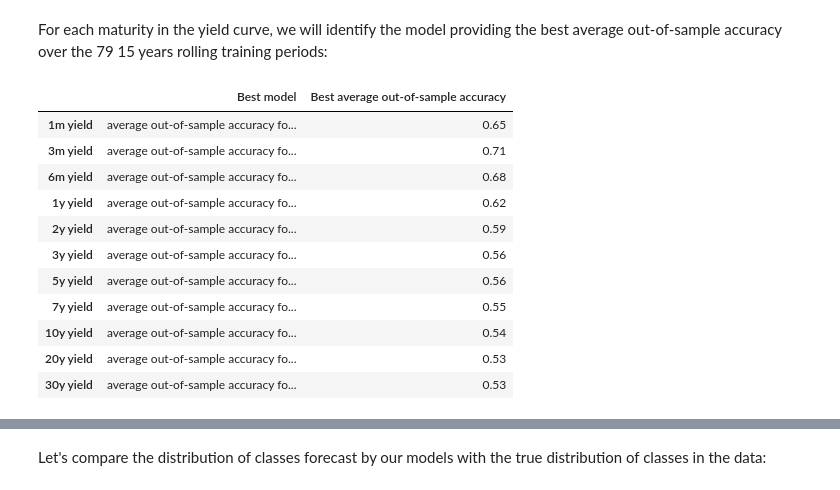
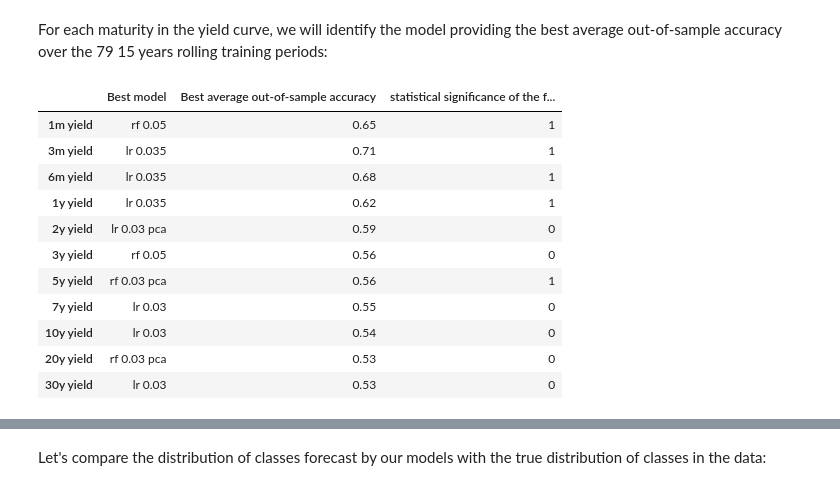
Before and after one commit to jeanlouvaleau/ML-for-trading-project, a Jupyter notebook: data_exploration JL_new.ipynb, the cells around one changed output, grey strips where cells are left out. Cells and saved outputs as stored; diff of their text form; code cells hidden in the pictures.

Commit message:
TESTS

```diff
--- a/data_exploration JL_new.ipynb
+++ b/data_exploration JL_new.ipynb
@@ -2035,0 +2127,5 @@ for threshold in threshold_list:
+# %%
+pvalues = pvalues.T
+pvalues = pvalues.add_prefix("p-value of McNemar test for ")
+pvalues.index = ["1m yield","3m yield","6m yield","1y yield","2y yield","3y yield","5y yield","7y yield","10y yield","20y yield","30y yield"]
+pvalues
@@ -2035,0 +2149,6 @@ for threshold in threshold_list:
+# %%
+pval = (pvalues < 0.1).astype(int)
+pval.loc['Number of significative models'] = pval.sum(axis = 0)
+pval.columns = forecast.keys()
+pval.add_prefix('Statistical significance of performance of ')
+pval
@@ -2038,34 +2177,27 @@ for threshold in threshold_list:
 # %% [markdown]
 Now, we can observe and analyze the average out-of-sample accuracy of all the models that were trained over the 79 fifteen years rolling windows:
 # %%
-accuracies_lr = {
+accuracies = {
             "lr 0.03":pd.read_csv("results of models/accuracies logistic regression, 15y train test.csv",index_col=0).mean(),
              "lr 0.03 pca":pd.read_csv("results of models/accuracies logistic regression pca, 15y train test.csv", index_col=0).mean(),
              "lr 0.035":pd.read_csv("results of models/accuracies logistic regression, MI 0.035, 15y train test.csv", index_col=0).mean(),
              "lr 0.04":pd.read_csv("results of models/accuracies logistic regression, MI 0.04, 15y train test.csv", index_col=0).mean(),
-             "lr 0.05":pd.read_csv("results of models/accuracies logistic regression, MI 0.05, 15y train test.csv", index_col=0).mean()
-             }
-accuracies_lr = pd.DataFrame(accuracies_lr)
-
-accuracies_rf = {
+             "lr 0.05":pd.read_csv("results of models/accuracies logistic regression, MI 0.05, 15y train test.csv", index_col=0).mean(),
             "rf 0.03":pd.read_csv("results of models/accuracies random forest, no pca, 15y train test.csv", index_col=0).mean(),
              "rf 0.03 pca":pd.read_csv("results of models/accuracies random forest pca, 15y train test.csv", index_col=0).mean(),
              "rf 0.035":pd.read_csv("results of models/accuracies random forest, MI 0.035, 15y train test.csv", index_col=0).mean(),
              "rf 0.04":pd.read_csv("results of models/accuracies random forest, MI 0.04, 15y train test.csv", index_col=0).mean(),
-             "rf 0.05":pd.read_csv("results of models/accuracies random forest, MI 0.05, 15y train test.csv", index_col=0).mean()
-             }
-accuracies_rf = pd.DataFrame(accuracies_rf)
-
-accuracies_xg = {
-
+             "rf 0.05":pd.read_csv("results of models/accuracies random forest, MI 0.05, 15y train test.csv", index_col=0).mean(),
              "xg 0.03":pd.read_csv("results of models/accuracies xgboost, 15y train test.csv", index_col=0).mean(),
              "xg 0.03 pca":pd.read_csv("results of models/accuracies xgboost, pca, 15y train test.csv", index_col=0).mean(),
              "xg 0.035":pd.read_csv("results of models/accuracies xgboost, MI 0.035, 15y train test.csv", index_col=0).mean(),
              "xg 0.04":pd.read_csv("results of models/accuracies xgboost, MI 0.04, 15y train test.csv", index_col=0).mean(),
              "xg 0.05":pd.read_csv("results of models/accuracies xgboost, MI 0.05, 15y train test.csv", index_col=0).mean()
              }
-accuracies_xg = pd.DataFrame(accuracies_xg)
+accuracies = pd.DataFrame(accuracies)
 
 accuracies_lstm = pd.read_csv("results of models/accuracies_lstm_cls.csv",index_col = 0).mean()
 accuracies_lstm.name = 'LSTM 0.02'
+
+accuracies = pd.concat([accuracies,accuracies_lstm],axis = 1).round(2)
 # %% [markdown]
@@ -2076,7 +2205,8 @@ The dataframe below represents the average out-of-sample accuracy of each model
 # %%
-accuracies = pd.concat([accuracies_lr,accuracies_rf,accuracies_xg,accuracies_lstm],axis = 1).round(2)
+
 accuracies.index = ["1m yield","3m yield","6m yield","1y yield","2y yield","3y yield","5y yield","7y yield","10y yield","20y yield","30y yield"]
 accuracies = accuracies.add_prefix("average out-of-sample accuracy for ")
+accuracies["average out-of-sample accuracy for the majority class classifier benchmark"] = a.values.round(2)
 accuracies
 # %% [output]
 |  | average out-of-sample accuracy fo... | average out-of-sample accuracy fo... | average out-of-sample accuracy fo... | average out-of-sample accuracy fo... | ... |
@@ -2094,20 +2224,21 @@ accuracies
 # %% [markdown]
 For each maturity in the yield curve, we will identify the model providing the best average out-of-sample accuracy over the 79 15 years rolling training periods:
 # %%
-best_models = pd.DataFrame({"Best model":accuracies.idxmax(axis=1),
-                            "Best average out-of-sample accuracy": accuracies.max(axis=1)
+best_models = pd.DataFrame({"Best model":[col[35:] for col in accuracies.idxmax(axis=1)],
+                            "Best average out-of-sample accuracy": accuracies.max(axis=1),
+                            "statistical significance of the forecasting power": [pval.loc[ind,x] for ind, x in zip(accuracies.idxmax(axis=1).index,[col[35:] for col in accuracies.idxmax(axis=1)]) ]
                             })
 best_models
 # %% [output]
-|  | Best model | Best average out-of-sample accuracy |
-| 1m yield | average out-of-sample accuracy fo... | 0.65 |
-| 3m yield | average out-of-sample accuracy fo... | 0.71 |
-| 6m yield | average out-of-sample accuracy fo... | 0.68 |
-| 1y yield | average out-of-sample accuracy fo... | 0.62 |
-| 2y yield | average out-of-sample accuracy fo... | 0.59 |
-| 3y yield | average out-of-sample accuracy fo... | 0.56 |
-| 5y yield | average out-of-sample accuracy fo... | 0.56 |
-| 7y yield | average out-of-sample accuracy fo... | 0.55 |
-| 10y yield | average out-of-sample accuracy fo... | 0.54 |
-| 20y yield | average out-of-sample accuracy fo... | 0.53 |
-| 30y yield | average out-of-sample accuracy fo... | 0.53 |
+|  | Best model | Best average out-of-sample accuracy | statistical significance of the f... |
+| 1m yield | rf 0.05 | 0.65 | 1 |
+| 3m yield | lr 0.035 | 0.71 | 1 |
+| 6m yield | lr 0.035 | 0.68 | 1 |
+| 1y yield | lr 0.035 | 0.62 | 1 |
+| 2y yield | lr 0.03 pca | 0.59 | 0 |
+| 3y yield | rf 0.05 | 0.56 | 0 |
+| 5y yield | rf 0.03 pca | 0.56 | 1 |
+| 7y yield | lr 0.03 | 0.55 | 0 |
+| 10y yield | lr 0.03 | 0.54 | 0 |
+| 20y yield | rf 0.03 pca | 0.53 | 0 |
+| 30y yield | lr 0.03 | 0.53 | 0 |
```
Also changed, not shown: parts of 30 cells of this notebook.
